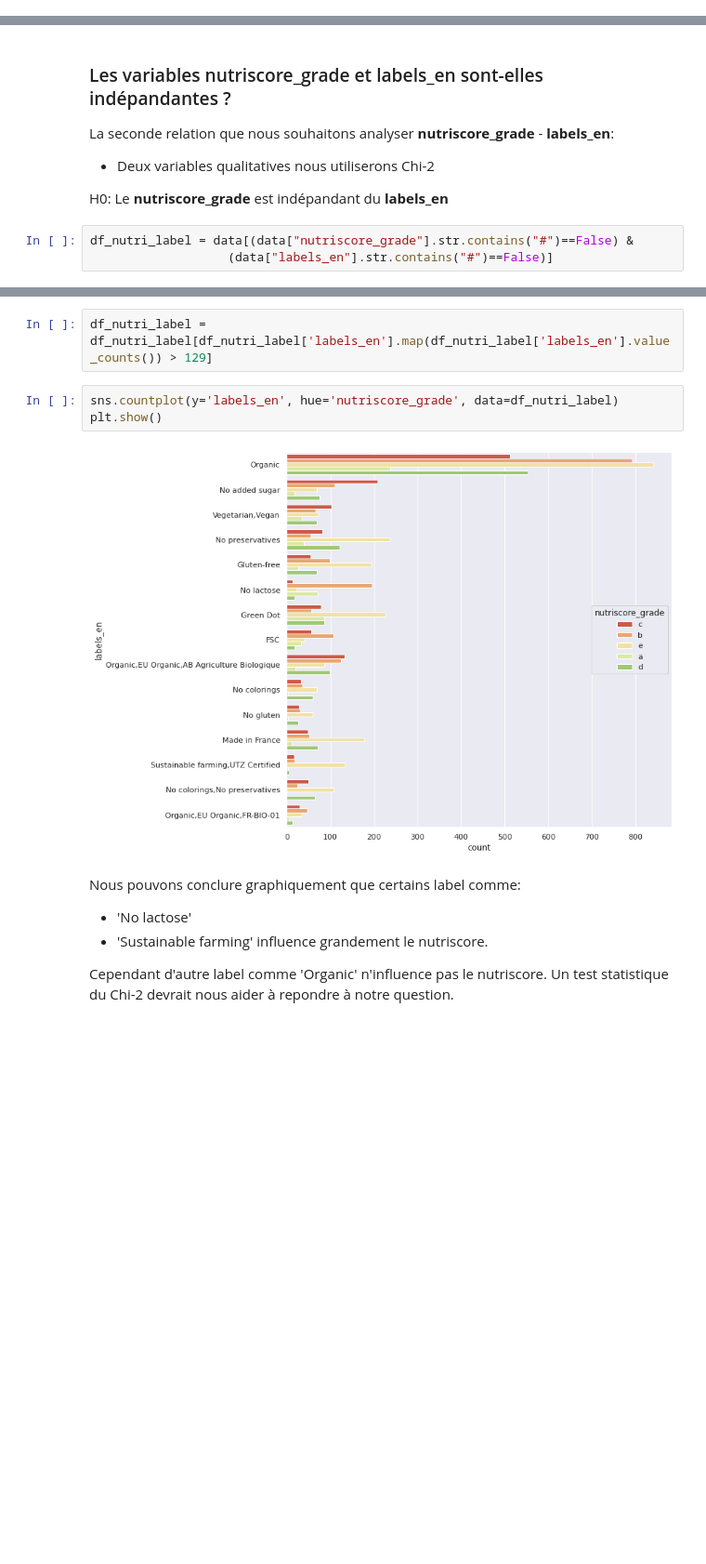
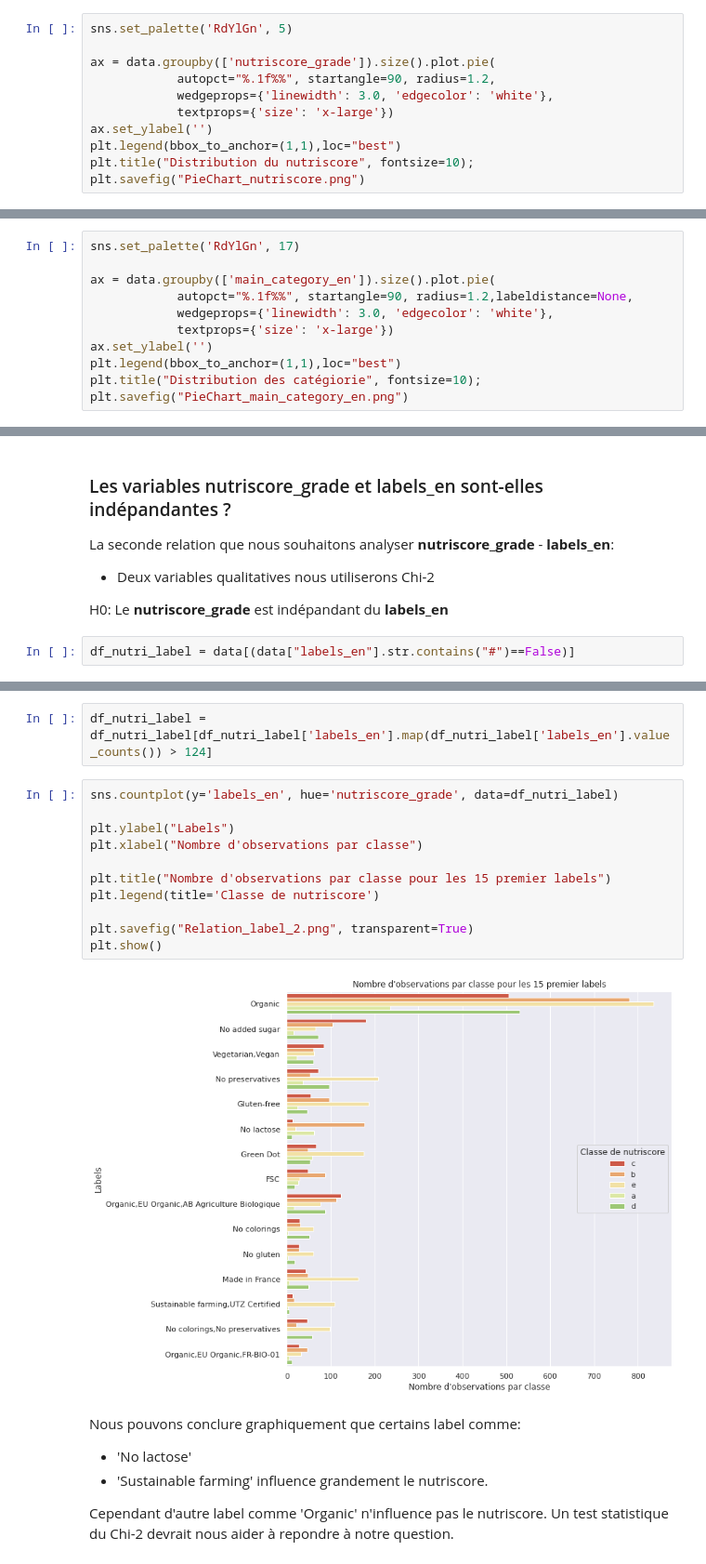
Before and after one commit to Nasae/drink_app, a Jupyter notebook: P3_03_Exploration.ipynb, the cells around one changed output, grey strips where cells are left out. Shown at 93% size. Drawn from its saved outputs; the diff is of its cells as text; blank space fills up the shorter version.

```diff
--- a/P3_03_Exploration.ipynb
+++ b/P3_03_Exploration.ipynb
@@ -109,0 +127,11 @@ memory usage: 9.8+ MB
+# %%
+sns.set_palette('RdYlGn', 5)
+
+ax = data.groupby(['nutriscore_grade']).size().plot.pie(
+            autopct="%.1f%%", startangle=90, radius=1.2,
+            wedgeprops={'linewidth': 3.0, 'edgecolor': 'white'},
+            textprops={'size': 'x-large'})
+ax.set_ylabel('')
+plt.legend(bbox_to_anchor=(1,1),loc="best")
+plt.title("Distribution du nutriscore", fontsize=10);
+plt.savefig("PieChart_nutriscore.png")
@@ -109,0 +140,11 @@ memory usage: 9.8+ MB
+# %%
+sns.set_palette('RdYlGn', 17)
+
+ax = data.groupby(['main_category_en']).size().plot.pie(
+            autopct="%.1f%%", startangle=90, radius=1.2,labeldistance=None,
+            wedgeprops={'linewidth': 3.0, 'edgecolor': 'white'},
+            textprops={'size': 'x-large'})
+ax.set_ylabel('')
+plt.legend(bbox_to_anchor=(1,1),loc="best")
+plt.title("Distribution des catégiorie", fontsize=10);
+plt.savefig("PieChart_main_category_en.png")
@@ -312,8 +370,7 @@ La seconde relation que nous souhaitons analyser **nutriscore_grade** - **labels
 
 H0: Le **nutriscore_grade** est indépandant du **labels_en**
 # %%
-df_nutri_label = data[(data["nutriscore_grade"].str.contains("#")==False) &
-                   (data["labels_en"].str.contains("#")==False)]
+df_nutri_label = data[(data["labels_en"].str.contains("#")==False)]
 # %%
 df_nutri_label.labels_en.value_counts().head(15)
 # %% [output]
@@ -335,11 +392,19 @@ Organic,EU Organic,FR-BIO-01                     130
 Name: labels_en, dtype: int64
 # %%
-df_nutri_label = df_nutri_label[df_nutri_label['labels_en'].map(df_nutri_label['labels_en'].value_counts()) > 129]
+df_nutri_label = df_nutri_label[df_nutri_label['labels_en'].map(df_nutri_label['labels_en'].value_counts()) > 124]
 # %%
 sns.countplot(y='labels_en', hue='nutriscore_grade', data=df_nutri_label)
+
+plt.ylabel("Labels")
+plt.xlabel("Nombre d'observations par classe")
+
+plt.title("Nombre d'observations par classe pour les 15 premier labels")
+plt.legend(title='Classe de nutriscore')
+
+plt.savefig("Relation_label_2.png", transparent=True)
 plt.show()
 # %% [output]
-[figure, old version]
+[figure, new version]
 # %% [markdown]
 Nous pouvons conclure graphiquement que certains label comme:
 - 'No lactose'
```
Also changed, not shown: parts of 52 cells of this notebook, 2 other files.
